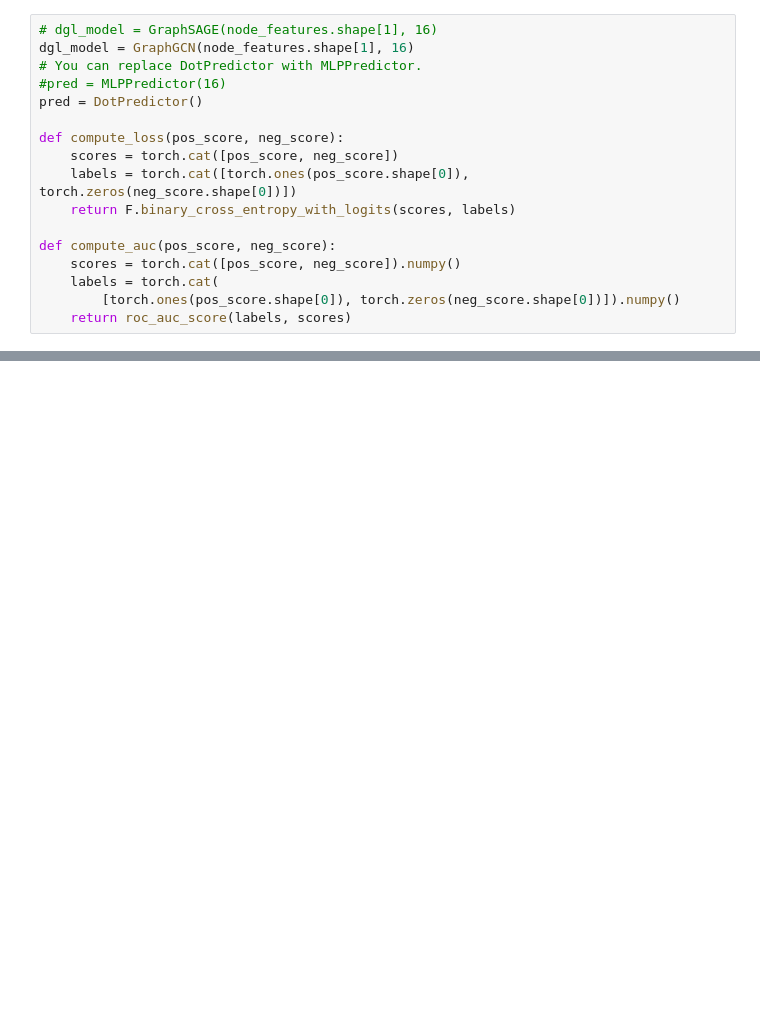
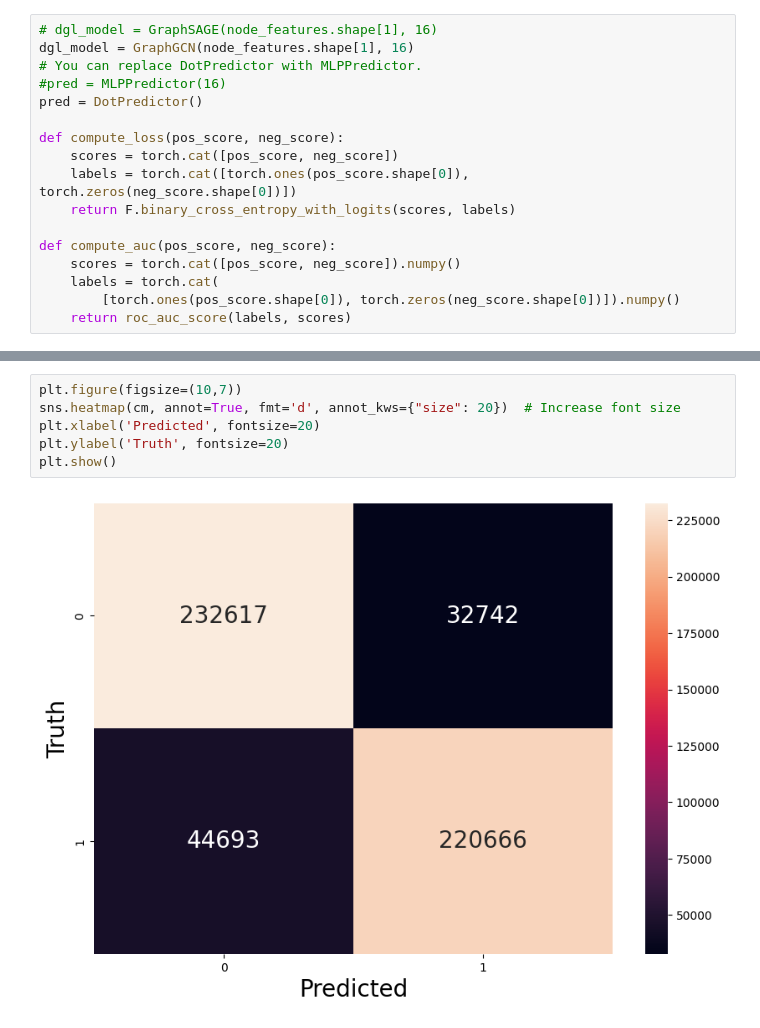
Before and after one commit to afnanmmir/Infection-Tracing, a Jupyter notebook: link_prediction/link_prediction_next_day.ipynb, the cells around one changed output, grey strips where cells are left out. Saved outputs shown, nothing was run; the diff lists cells and outputs as text; blank space fills up the shorter version.

Commit message:
Get confusion matrix, ROC curve, and precision-recall curve on static link prediction

```diff
--- a/link_prediction/link_prediction_next_day.ipynb
+++ b/link_prediction/link_prediction_next_day.ipynb
@@ -212,0 +260,8 @@ AUC 0.9024925877136138
+# %%
+plt.figure(figsize=(10,7))
+sns.heatmap(cm, annot=True, fmt='d', annot_kws={"size": 20})  # Increase font size
+plt.xlabel('Predicted', fontsize=20)
+plt.ylabel('Truth', fontsize=20)
+plt.show()
+# %% [output]
+[figure, added]
```
Also changed, not shown: parts of 1 cell of this notebook, 1 other file.
